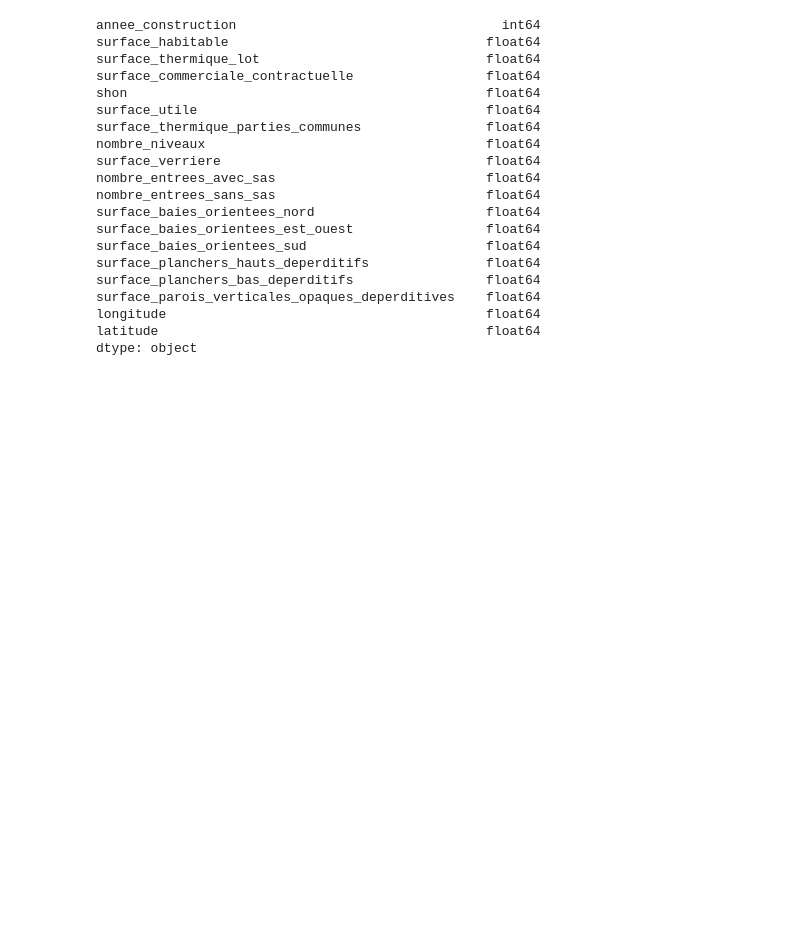
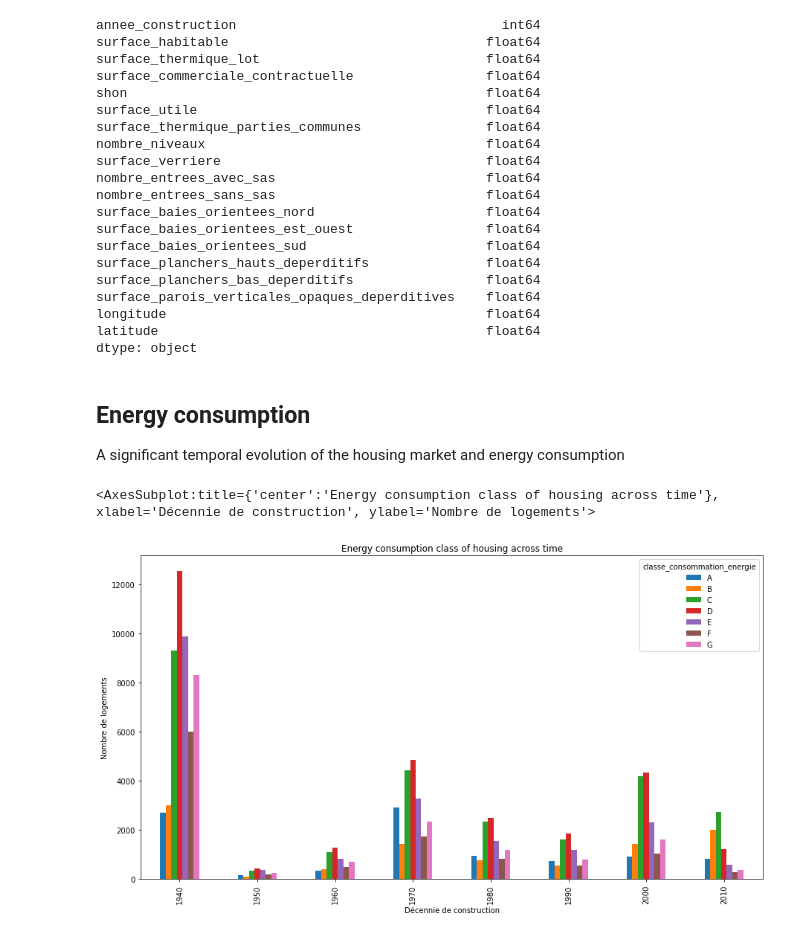
Before and after one commit to gphilippee/energy_performance_diagnosis, a Jupyter notebook: starting_kit.ipynb, the cells around one changed output. Drawn from its saved outputs; the diff is of its cells as text; code cells hidden in the pictures; blank space fills up the shorter version.

```diff
--- a/starting_kit.ipynb
+++ b/starting_kit.ipynb
@@ -434,3 +488,30 @@ surface_parois_verticales_opaques_deperditives    float64
 longitude                                         float64
 latitude                                          float64
 dtype: object
+# %% [markdown]
+## Energy consumption
+
+A significant temporal evolution of the housing market and energy consumption
+# %%
+df_test = X_filtered.join(Y, how = 'left')[['annee_construction', 'classe_consommation_energie']]
+df_test ['decennie'] = np.floor(df_test['annee_construction']/10) * 10
+df_test ['decennie'] = df_test ['decennie'].astype(int)
+df_test = df_test[(df_test['decennie'] >= 1940) & (df_test['decennie'] < 2020)]
+df_test = df_test.groupby(['decennie', 'classe_consommation_energie']).count()
+df_test ['decennie_classe'] = df_test.index.to_numpy()
+loc = pd.DataFrame.from_records(df_test.decennie_classe.reset_index(drop=True),
+                                columns=['decennie','classe'],
+                                index=df_test.index)
+
+df_test['Nombre de logements'] = df_test['annee_construction']
+df_test = df_test.join(loc, how = 'left')[['Nombre de logements']].reset_index()
+
+df_test = df_test.pivot(values = 'Nombre de logements', index = 'decennie', columns= 'classe_consommation_energie')
+# %%
+df_test.plot(kind='bar', stacked=False, xlabel= 'Décennie de construction', ylabel= 'Nombre de logements', figsize=(15,8),
+title = 'Energy consumption class of housing across time' )
+#df = df.set_index(["Date","City"])
+#df_test.plot.bar(stacked=True, figsize=(10,8))
+# %% [output]
+<AxesSubplot:title={'center':'Energy consumption class of housing across time'}, xlabel='Décennie de construction', ylabel='Nombre de logements'>
+[figure, added]
```
Also changed, not shown: parts of 35 cells of this notebook.
